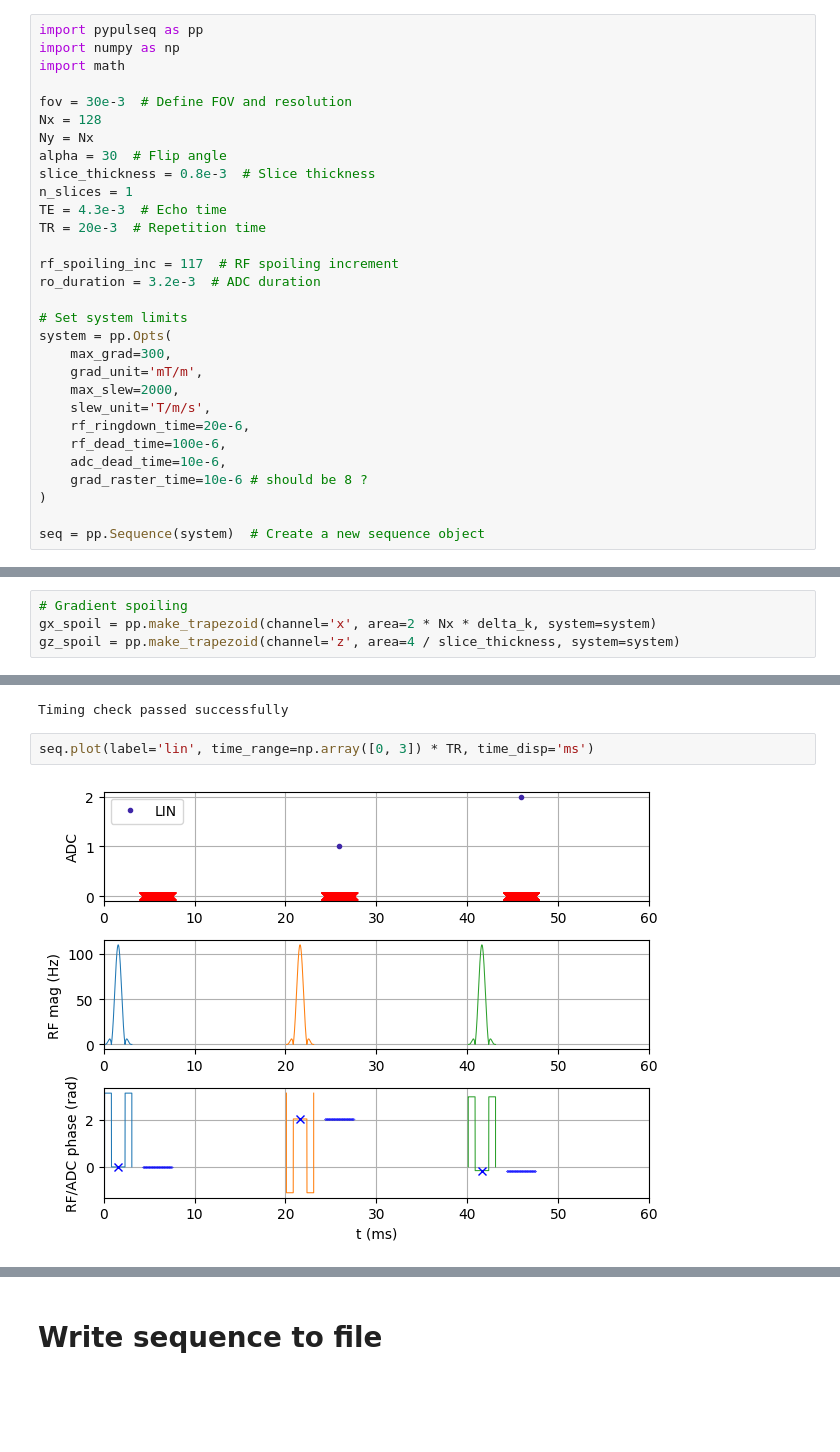
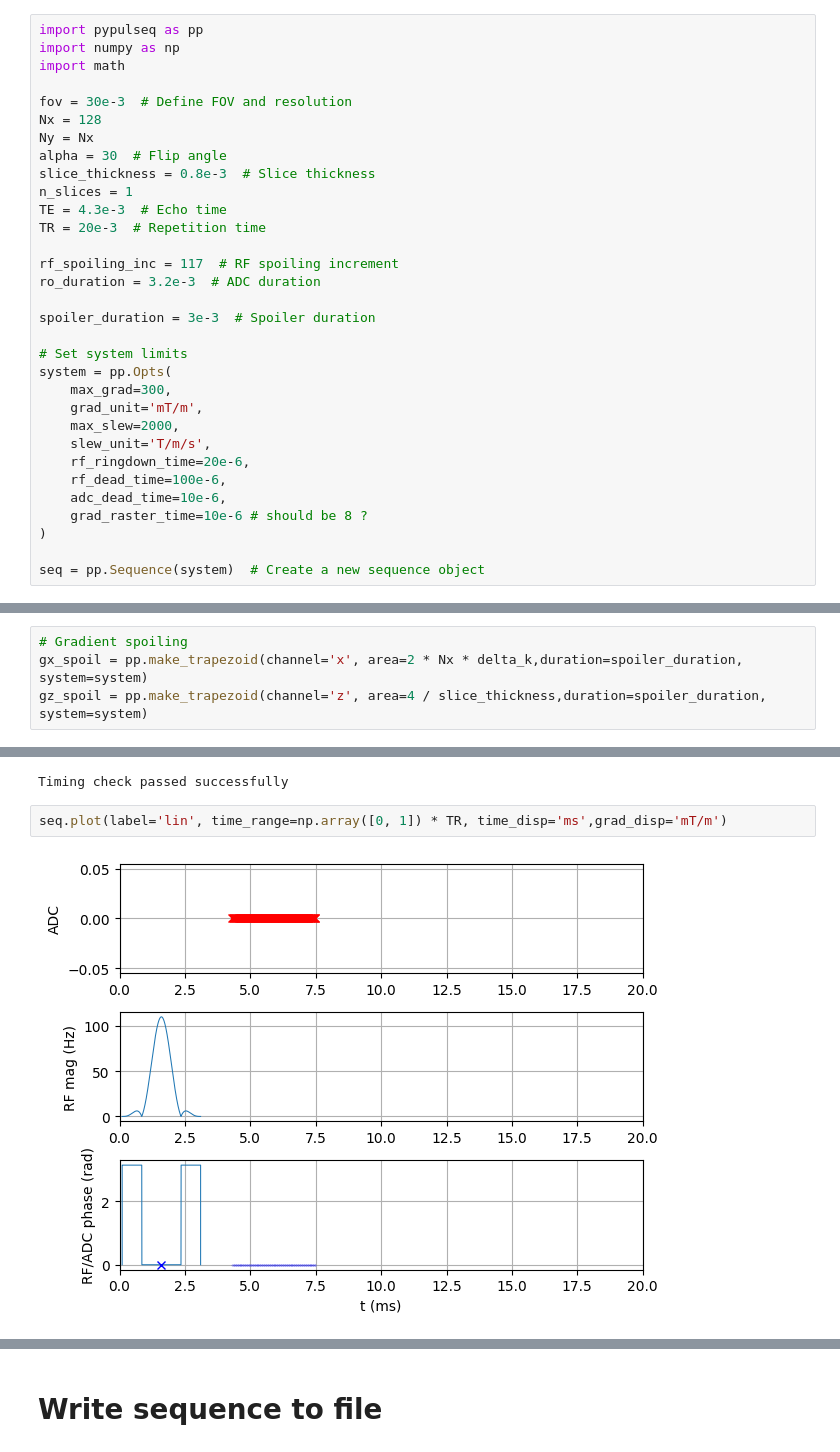
Before and after one commit to aTrotier/bruker_pulseq_utils, a Jupyter notebook: bruker_seq/2D_GRE.ipynb, the cells around one changed output, grey strips where cells are left out. Cells and saved outputs as stored; diff of their text form; blank space fills up the shorter version.

```diff
--- a/bruker_seq/2D_GRE.ipynb
+++ b/bruker_seq/2D_GRE.ipynb
@@ -15,6 +15,8 @@ TR = 20e-3  # Repetition time
 rf_spoiling_inc = 117  # RF spoiling increment
 ro_duration = 3.2e-3  # ADC duration
 
+spoiler_duration = 3e-3  # Spoiler duration
+
 # Set system limits
 system = pp.Opts(
     max_grad=300,
@@ -52,8 +54,8 @@ gz_reph = pp.make_trapezoid(channel='z', area=-gz.area / 2, duration=1e-3, syste
 phase_areas = -(np.arange(Ny) - Ny / 2) * delta_k
 # %%
 # Gradient spoiling
-gx_spoil = pp.make_trapezoid(channel='x', area=2 * Nx * delta_k, system=system)
-gz_spoil = pp.make_trapezoid(channel='z', area=4 / slice_thickness, system=system)
+gx_spoil = pp.make_trapezoid(channel='x', area=2 * Nx * delta_k,duration=spoiler_duration, system=system)
+gz_spoil = pp.make_trapezoid(channel='z', area=4 / slice_thickness,duration=spoiler_duration, system=system)
 # %%
 # Calculate timing
 delay_TE = (
@@ -129,6 +131,6 @@ else:
 # %% [output]
 Timing check passed successfully
 # %%
-seq.plot(label='lin', time_range=np.array([0, 3]) * TR, time_disp='ms')
+seq.plot(label='lin', time_range=np.array([0, 1]) * TR, time_disp='ms',grad_disp='mT/m')
 # %% [output]
-[figure, old version]
+[figure, new version]
```
Also changed, not shown: parts of 2 cells of this notebook.
